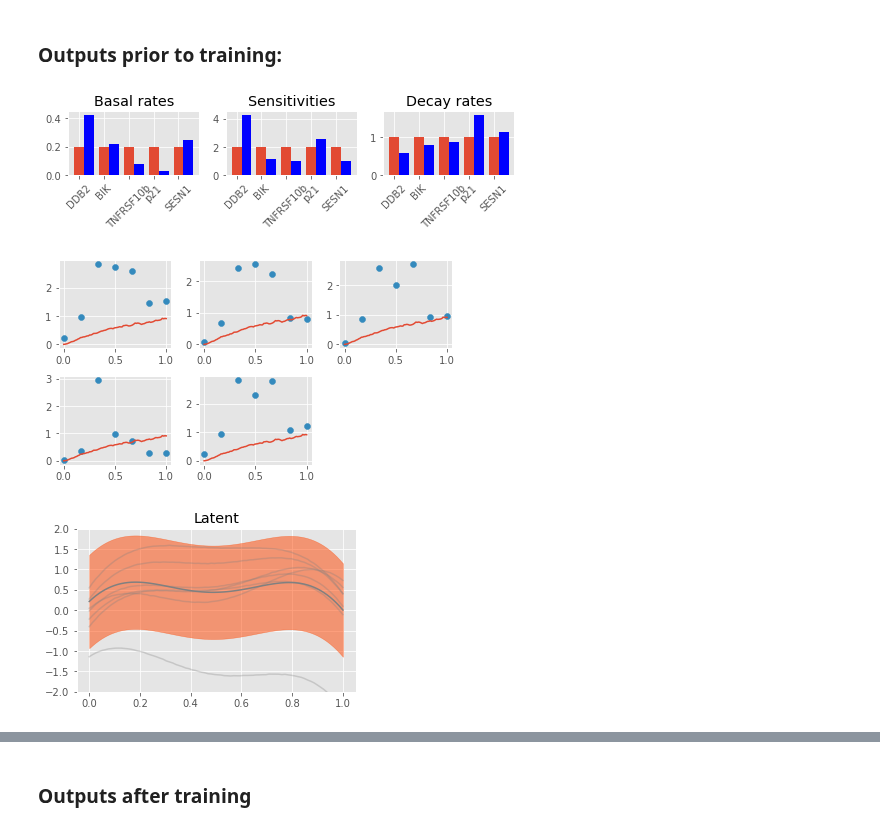
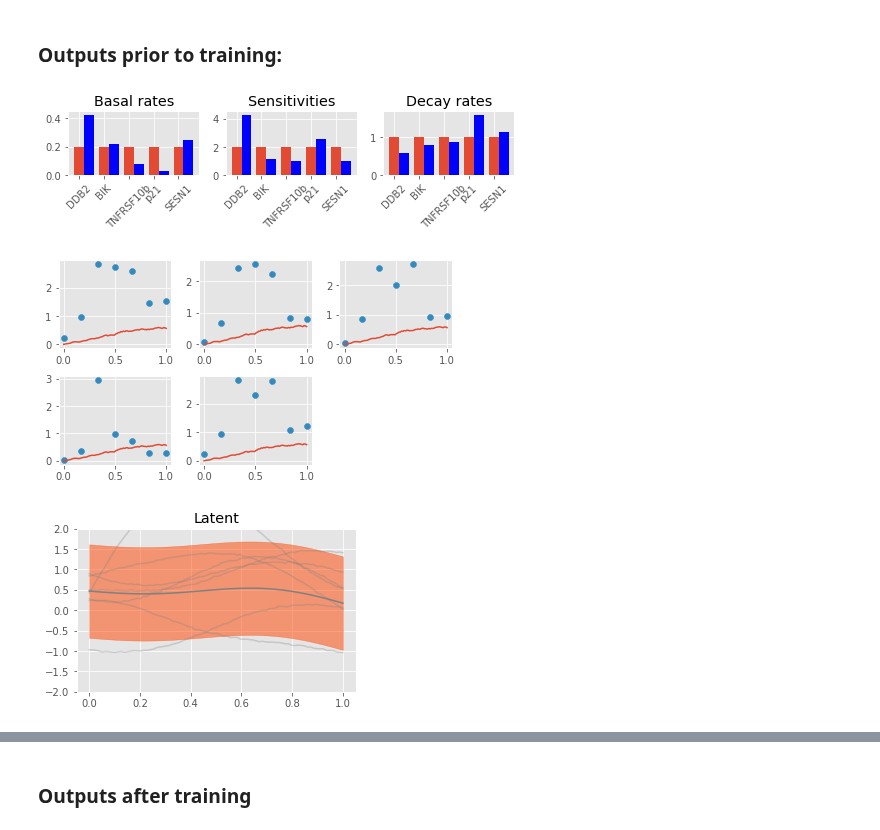
Before and after one commit to mossjacob/alfi, a Jupyter notebook: reggae/examples/variational.ipynb, the cells around one changed output, grey strips where cells are left out. Cells and saved outputs as stored; diff of their text form; code cells hidden in the pictures.

```diff
--- a/reggae/examples/variational.ipynb
+++ b/reggae/examples/variational.ipynb
@@ -14,16 +14,19 @@ f64 = np.float64
 # %%
 dataset = P53Data()
 
-num_genes = dataset[0][1].shape[1]
+num_genes = len(dataset)
+
 num_tfs = 1
 
-t_inducing = torch.linspace(f64(0), f64(1), 5, dtype=torch.float64).reshape((-1, 1))
-t_observed = torch.linspace(f64(0), f64(1), 7).view(-1)
+t_inducing = torch.linspace(0, 1, 5, dtype=torch.float64).reshape((-1, 1))
+t_observed = torch.linspace(0, 1, 7).view(-1)
 
-m_observed = dataset[0][1].transpose(0, 1)
-print(m_observed.shape)
+m_observed = torch.stack([
+    dataset[i][1] for i in range(num_genes)
+])
+
 plt.figure(figsize=(4, 2))
-plt.plot(dataset[0][1][:, 0])
+plt.plot(dataset[0][1])
 # %% [output]
 torch.Size([5, 7])
 [<matplotlib.lines.Line2D at 0x...>]
@@ -40,20 +43,21 @@ trainer = TranscriptionalTrainer(model, optimizer, dataset)
 # %%
 plotter = Plotter(model, dataset.gene_names, t_inducing)
 plotter.plot_kinetics()
 
-t_predict = torch.linspace(f64(0), f64(1), 80)
+t_predict = torch.linspace(f64(0), f64(1), 80, dtype=torch.float64)
+
 rtol = 1e-3
 atol = rtol/10
 
 model_kwargs = {
     'rtol': rtol, 'atol': atol,
     'num_samples': 1
 }
 
 plotter.plot_outputs(t_predict, t_scatter=t_observed,y_scatter=m_observed, model_kwargs=model_kwargs)
 plotter.plot_latents(t_predict)
 # %% [output]
 [figure]
-[figure, old version]
+[figure, new version]
-[figure, old version]
+[figure, new version]
 # %%
```
Also changed, not shown: parts of 4 cells of this notebook, 4 other files.
